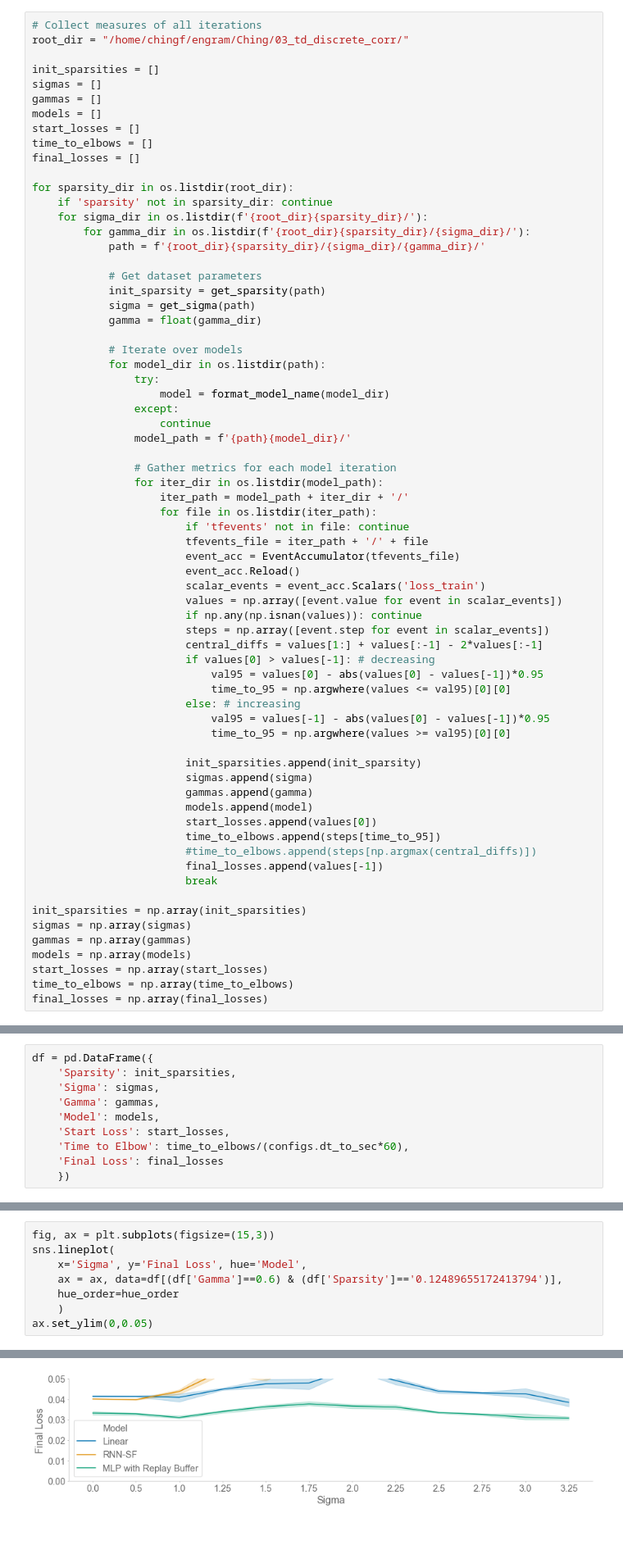
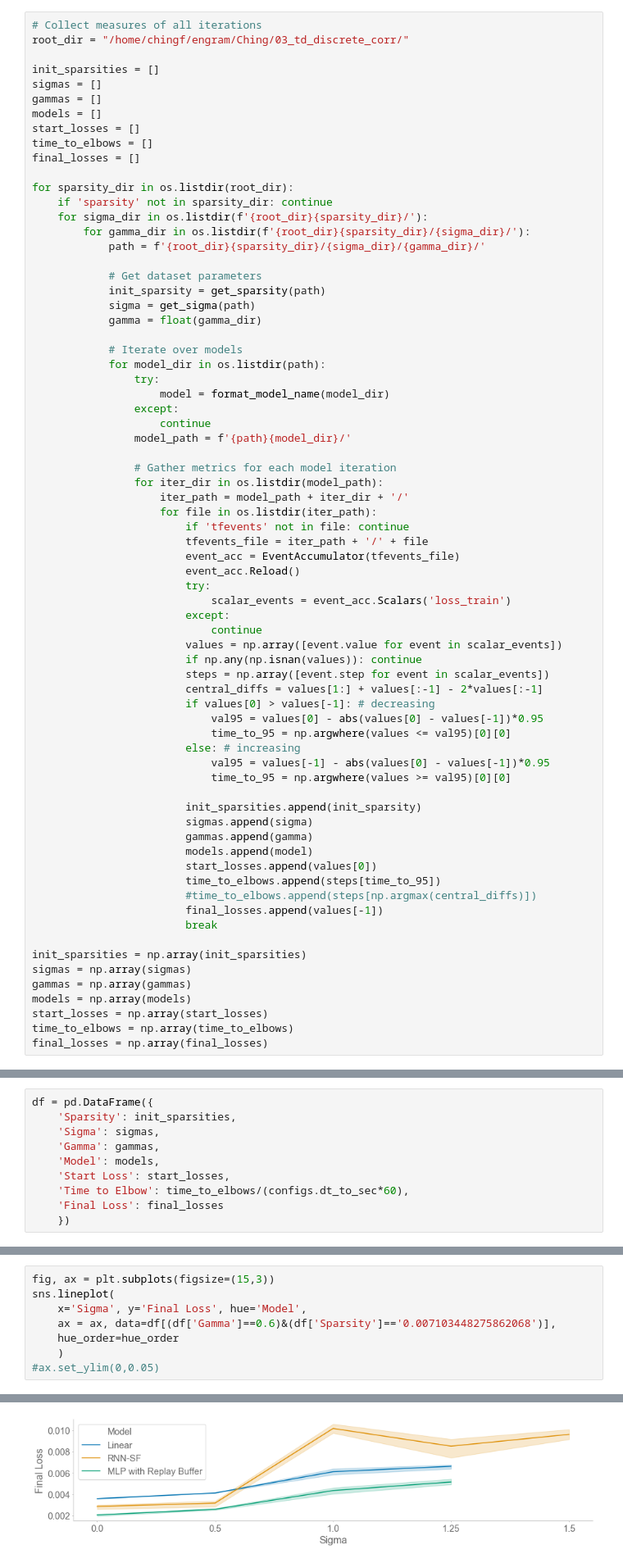
Before and after one commit to chingf/sr-project, a Jupyter notebook: notebooks/4a-td-aggregate-metrics.ipynb, the cells around one changed output, grey strips where cells are left out. Shown: that part at 82% size. Cells and saved outputs as stored; diff of their text form; blank space fills up the shorter version.

```diff
--- a/notebooks/4a-td-aggregate-metrics.ipynb
+++ b/notebooks/4a-td-aggregate-metrics.ipynb
@@ -93,7 +93,10 @@ for sparsity_dir in os.listdir(root_dir):
                         tfevents_file = iter_path + '/' + file
                         event_acc = EventAccumulator(tfevents_file)
                         event_acc.Reload()
-                        scalar_events = event_acc.Scalars('loss_train')
+                        try:
+                            scalar_events = event_acc.Scalars('loss_train')
+                        except:
+                            continue
                         values = np.array([event.value for event in scalar_events])
                         if np.any(np.isnan(values)): continue
                         steps = np.array([event.step for event in scalar_events])
@@ -282,8 +379,8 @@ array(['0.002', '0.008827586206896554', '0.015655172413793106',
 fig, ax = plt.subplots(figsize=(15,3))
 sns.lineplot(
     x='Sigma', y='Final Loss', hue='Model',
-    ax = ax, data=df[(df['Gamma']==0.6) & (df['Sparsity']=='0.12489655172413794')],
+    ax = ax, data=df[(df['Gamma']==0.6)&(df['Sparsity']=='0.007103448275862068')],
     hue_order=hue_order
     )
-ax.set_ylim(0,0.05)
+#ax.set_ylim(0,0.05)
 # %% [output]
@@ -291,4 +388,4 @@ ax.set_ylim(0,0.05)
-[figure, old version]
+[figure, new version]
 # %%
 fig, ax = plt.subplots(figsize=(15,3))
 sns.lineplot(
```
Also changed, not shown: parts of 12 cells of this notebook, 1 other file.
